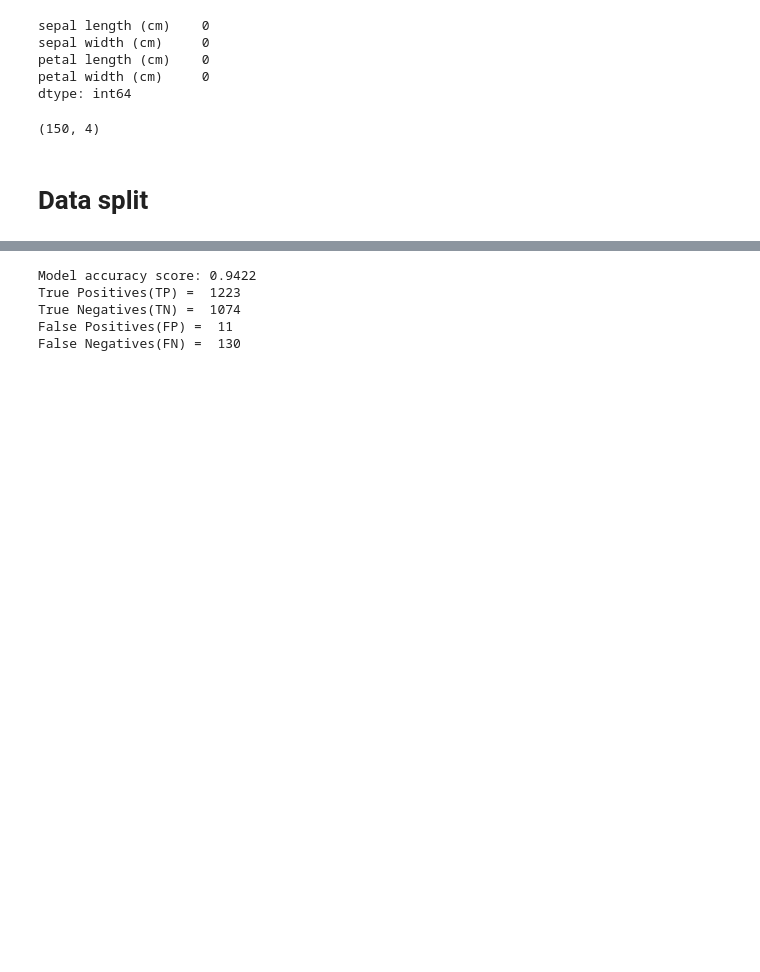
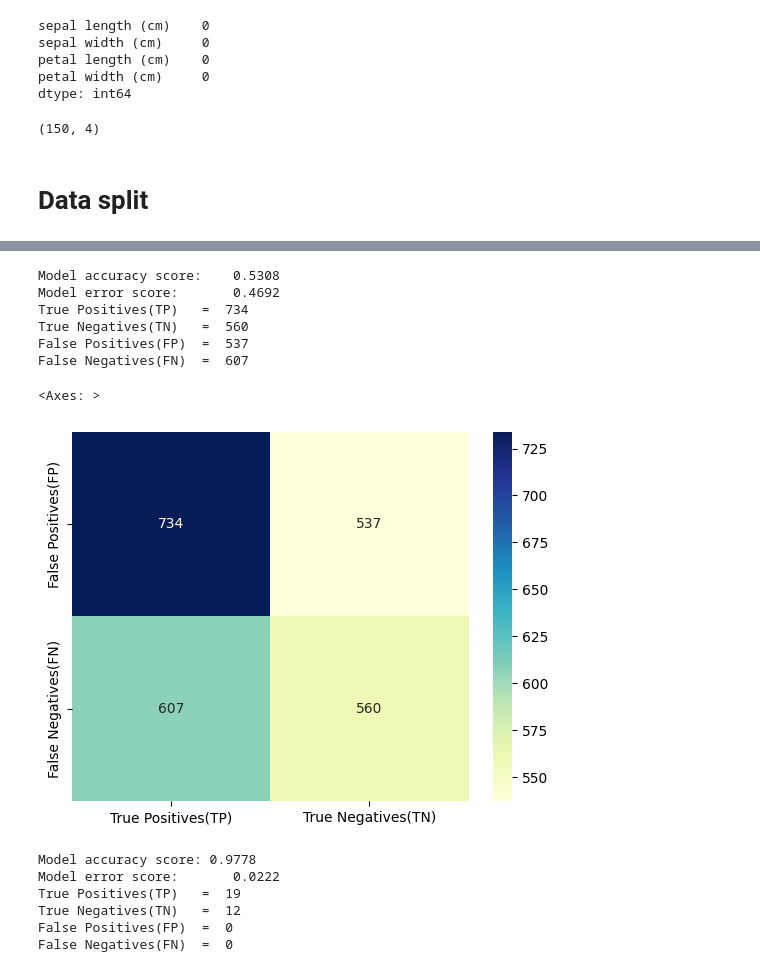
Before and after one commit to gitkubus/NaiveBayesClassifier, a Jupyter notebook: main.ipynb, the cells around one changed output, grey strips where cells are left out. Cells and saved outputs as stored; diff of their text form; code cells hidden in the pictures; blank space fills up the shorter version.

```diff
--- a/main.ipynb
+++ b/main.ipynb
@@ -185,14 +188,22 @@ y_pred = mnbc.predict(X_test)
 # %%
 from sklearn.metrics import accuracy_score, confusion_matrix
-print('Model accuracy score: {0:0.4f}'. format(accuracy_score(y_test, y_pred)))
+print('Model accuracy score:    {0:0.4f}'. format(accuracy_score(y_test, y_pred)))
+print('Model error score:       {0:0.4f}'. format(1-accuracy_score(y_test, y_pred)))
 cm = confusion_matrix(y_test, y_pred)
-print('True Positives(TP) = ', cm[0,0])
-print('True Negatives(TN) = ', cm[1,1])
-print('False Positives(FP) = ', cm[0,1])
-print('False Negatives(FN) = ', cm[1,0])
+print('True Positives(TP)   = ', cm[0,0])
+print('True Negatives(TN)   = ', cm[1,1])
+print('False Positives(FP)  = ', cm[0,1])
+print('False Negatives(FN)  = ', cm[1,0])
 # %% [output]
-Model accuracy score: 0.9422
-True Positives(TP) =  1223
-True Negatives(TN) =  1074
-False Positives(FP) =  11
-False Negatives(FN) =  130
+Model accuracy score:    0.5308
+Model error score:       0.4692
+True Positives(TP)   =  734
+True Negatives(TN)   =  560
+False Positives(FP)  =  537
+False Negatives(FN)  =  607
+# %%
+cm_matrix = pd.DataFrame(data=cm, columns=['True Positives(TP)', 'True Negatives(TN)'], index=['False Positives(FP)', 'False Negatives(FN)'])
+sns.heatmap(cm_matrix, annot=True, fmt='d', cmap='YlGnBu')
+# %% [output]
+<Axes: >
+[figure, added]
@@ -198,0 +221,15 @@ False Negatives(FN) =  130
+# %%
+print('Model accuracy score: {:.4f}'.format(accuracy_score(y_test_iris, y_pred_iris)))
+print('Model error score:       {0:0.4f}'. format(1-accuracy_score(y_test_iris, y_pred_iris)))
+cm = confusion_matrix(y_test_iris, y_pred_iris)
+print('True Positives(TP)   = ', cm[0,0])
+print('True Negatives(TN)   = ', cm[1,1])
+print('False Positives(FP)  = ', cm[0,1])
+print('False Negatives(FN)  = ', cm[1,0])
+# %% [output]
+Model accuracy score: 0.9778
+Model error score:       0.0222
+True Positives(TP)   =  19
+True Negatives(TN)   =  12
+False Positives(FP)  =  0
+False Negatives(FN)  =  0
```
Also changed, not shown: parts of 6 cells of this notebook, 1 other file.
